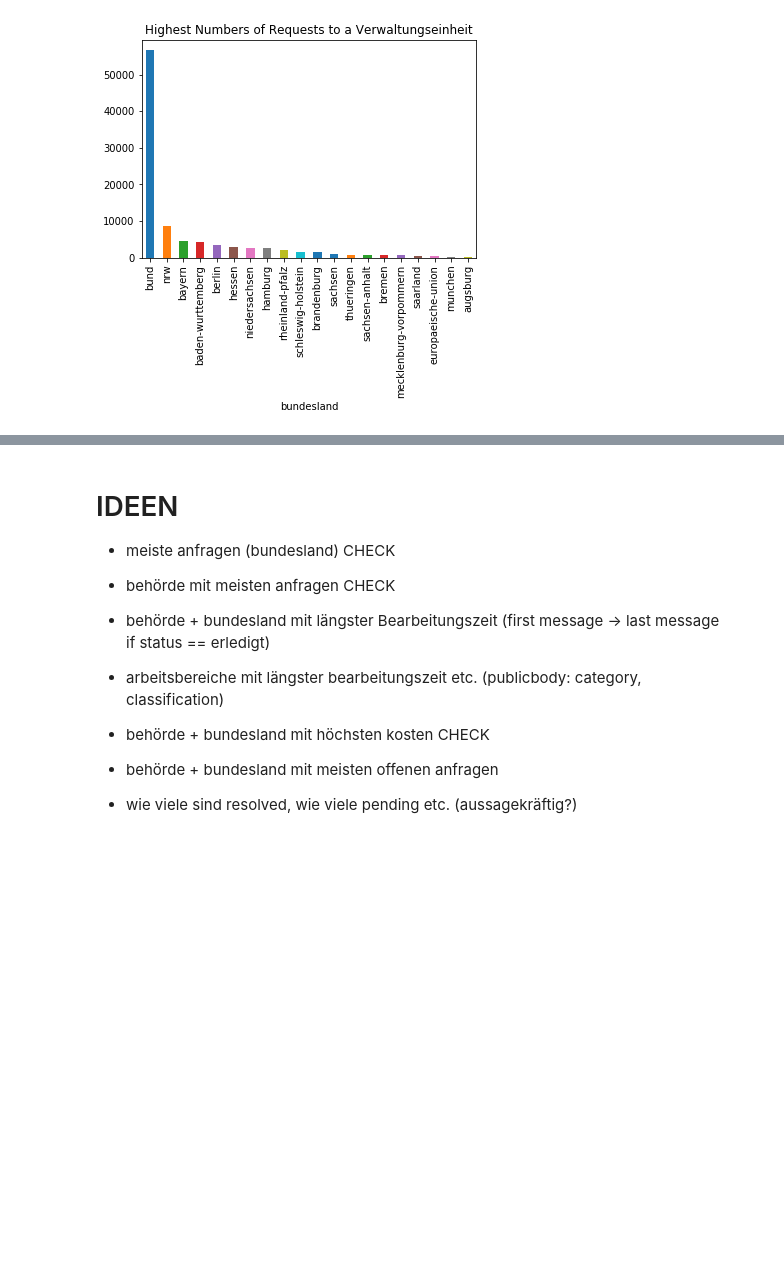
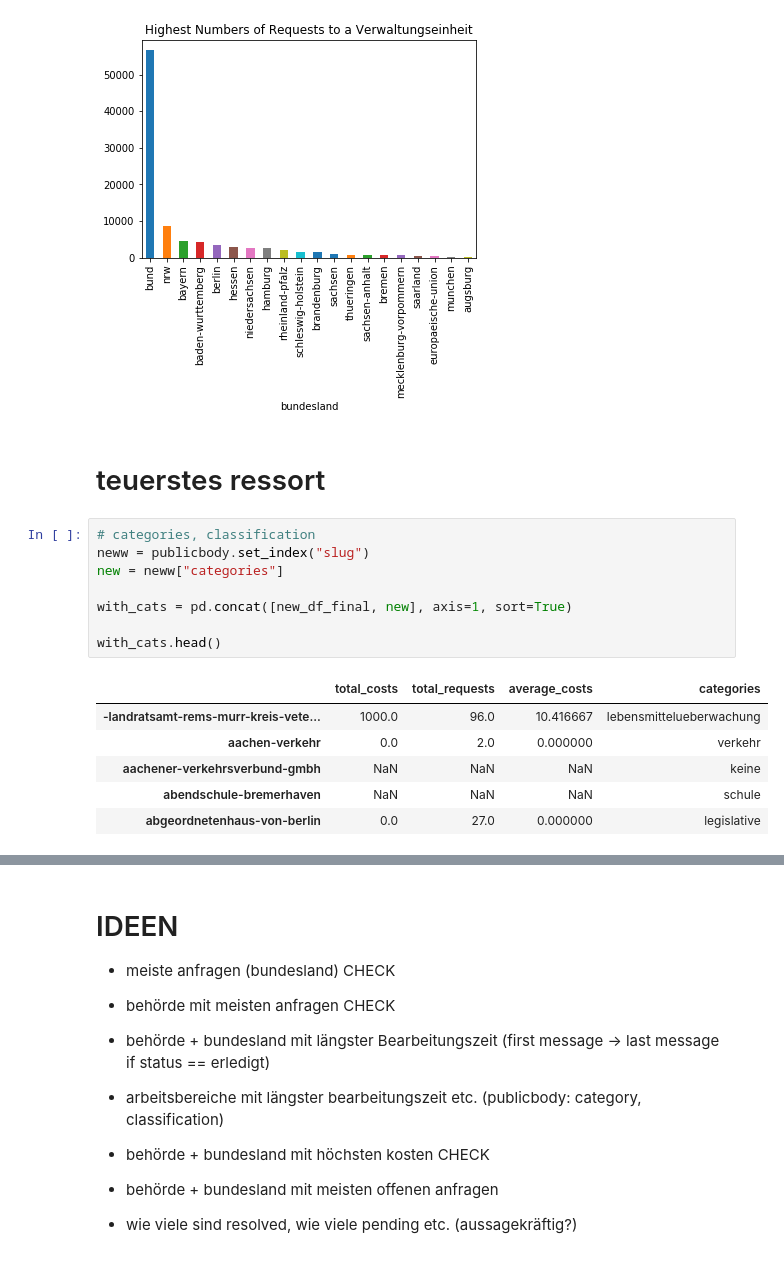
Before and after one commit to chaseinstead/fdsstat, a Jupyter notebook: fds_first_stats.ipynb, the cells around one changed output, grey strips where cells are left out. Saved outputs shown, nothing was run; the diff lists cells and outputs as text; blank space fills up the shorter version.

```diff
--- a/fds_first_stats.ipynb
+++ b/fds_first_stats.ipynb
@@ -249,3 +249,20 @@ plt.title("Highest Numbers of Requests to a Verwaltungseinheit")
 # %% [output]
 Text(0.5,1,'Highest Numbers of Requests to a Verwaltungseinheit')
 [figure]
+# %% [markdown]
+# teuerstes ressort
+# %%
+# categories, classification
+neww = publicbody.set_index("slug")
+new = neww["categories"]
+
+with_cats = pd.concat([new_df_final, new], axis=1, sort=True)
+
+with_cats.head()
+# %% [output]
+|  | total_costs | total_requests | average_costs | categories |
+| -landratsamt-rems-murr-kreis-vete... | 1000.0 | 96.0 | 10.416667 | lebensmittelueberwachung |
+| aachen-verkehr | 0.0 | 2.0 | 0.000000 | verkehr |
+| aachener-verkehrsverbund-gmbh | NaN | NaN | NaN | keine |
+| abendschule-bremerhaven | NaN | NaN | NaN | schule |
+| abgeordnetenhaus-von-berlin | 0.0 | 27.0 | 0.000000 | legislative |
```
Also changed, not shown: parts of 1 cell of this notebook, 1 other file.
